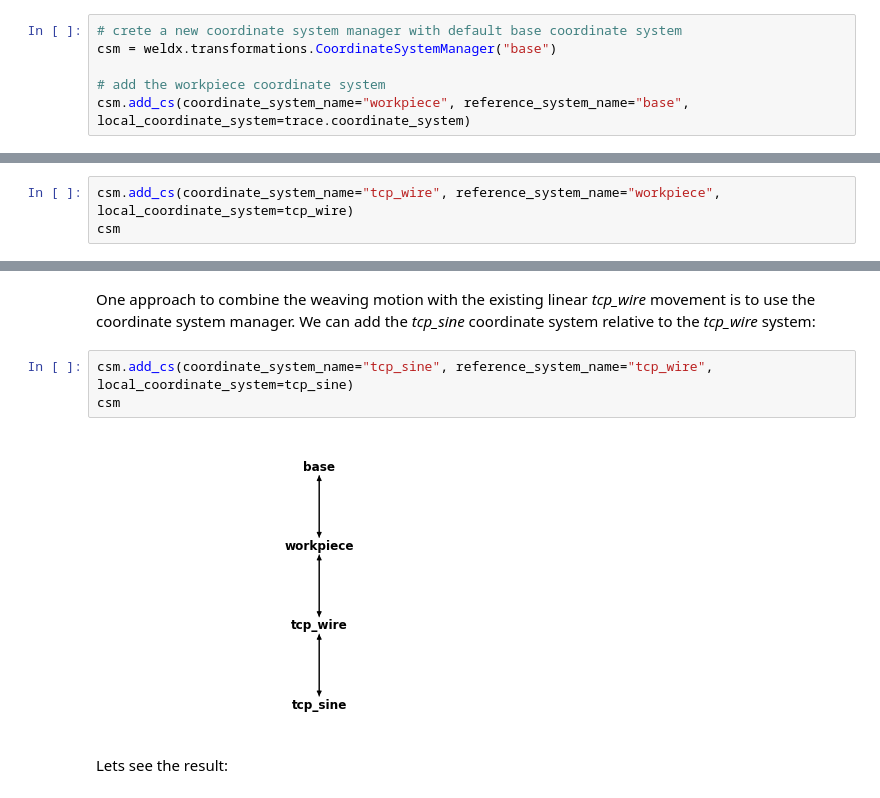
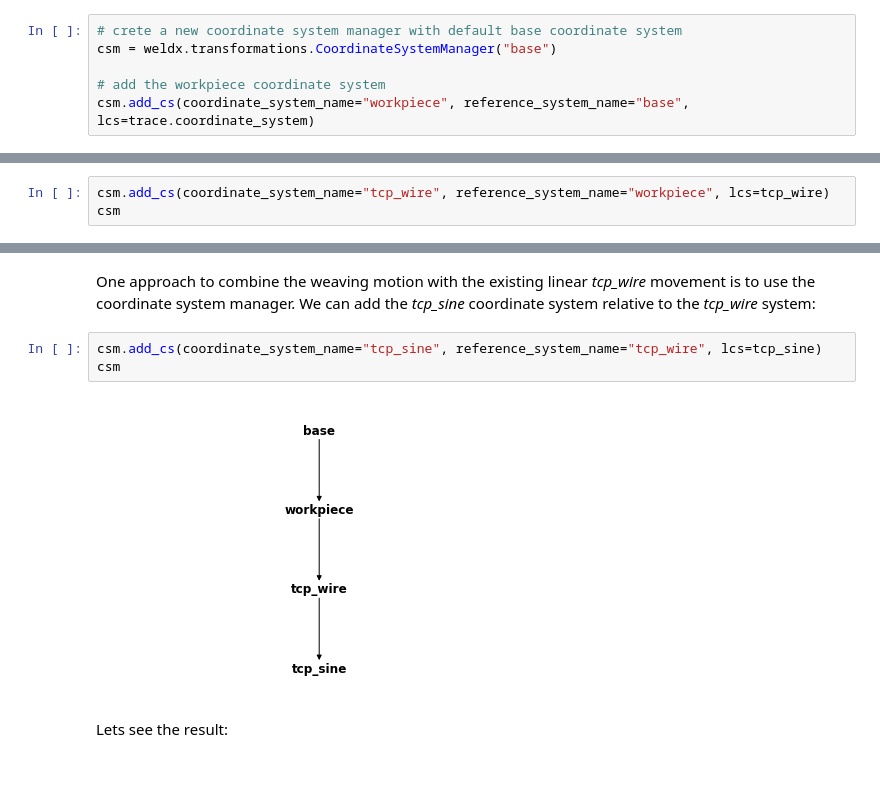
Before and after one commit to BAMWelDX/weldx, a Jupyter notebook: tutorials/welding_example_02_weaving.ipynb, the cells around one changed output, grey strips where cells are left out. Saved outputs shown, nothing was run; the diff lists cells and outputs as text.

```diff
--- a/tutorials/welding_example_02_weaving.ipynb
+++ b/tutorials/welding_example_02_weaving.ipynb
@@ -71,7 +71,7 @@ geometry_data_sp = geometry.rasterize(
 csm = weldx.transformations.CoordinateSystemManager("base")
 
 # add the workpiece coordinate system
-csm.add_cs(coordinate_system_name="workpiece", reference_system_name="base", local_coordinate_system=trace.coordinate_system)
+csm.add_cs(coordinate_system_name="workpiece", reference_system_name="base", lcs=trace.coordinate_system)
 # %% [markdown]
 ## Movement definitions
 Like in the previous example we start by defining the general linear movement along the weld seam with a constant welding speed.
@@ -98,4 +98,4 @@ Let's add the linear movemnt to the coordinate system manager and see a simple p
 # %%
-csm.add_cs(coordinate_system_name="tcp_wire", reference_system_name="workpiece", local_coordinate_system=tcp_wire)
+csm.add_cs(coordinate_system_name="tcp_wire", reference_system_name="workpiece", lcs=tcp_wire)
 csm
 # %% [output]
@@ -153,10 +153,10 @@ tcp_sine = lcs(coordinates=ts_sine_data)
 # %% [markdown]
 One approach to combine the weaving motion with the existing linear _tcp_wire_ movement is to use the coordinate system manager. We can add the _tcp_sine_ coordinate system relative to the _tcp_wire_ system:
 # %%
-csm.add_cs(coordinate_system_name="tcp_sine", reference_system_name="tcp_wire", local_coordinate_system=tcp_sine)
+csm.add_cs(coordinate_system_name="tcp_sine", reference_system_name="tcp_wire", lcs=tcp_sine)
 csm
 # %% [output]
-[figure, old version]
+[figure, new version]
 # %% [markdown]
 Lets see the result:
 # %%
```
Also changed, not shown: parts of 7 cells of this notebook.
